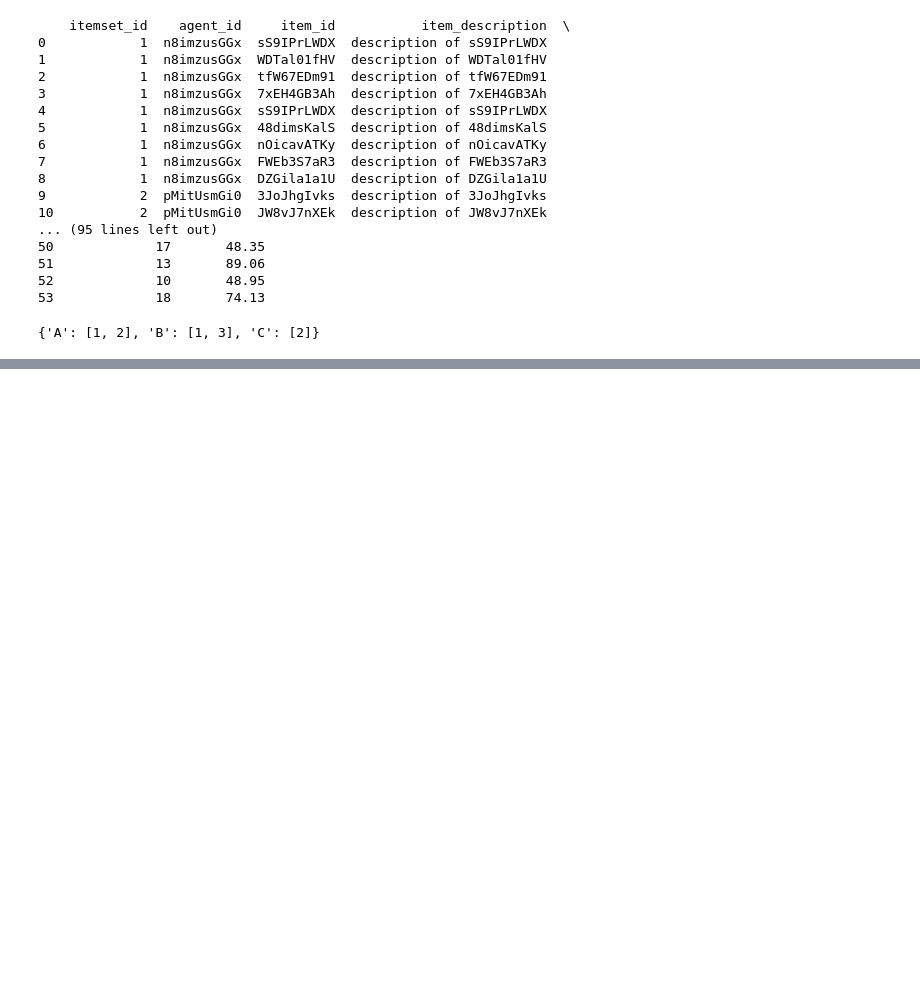
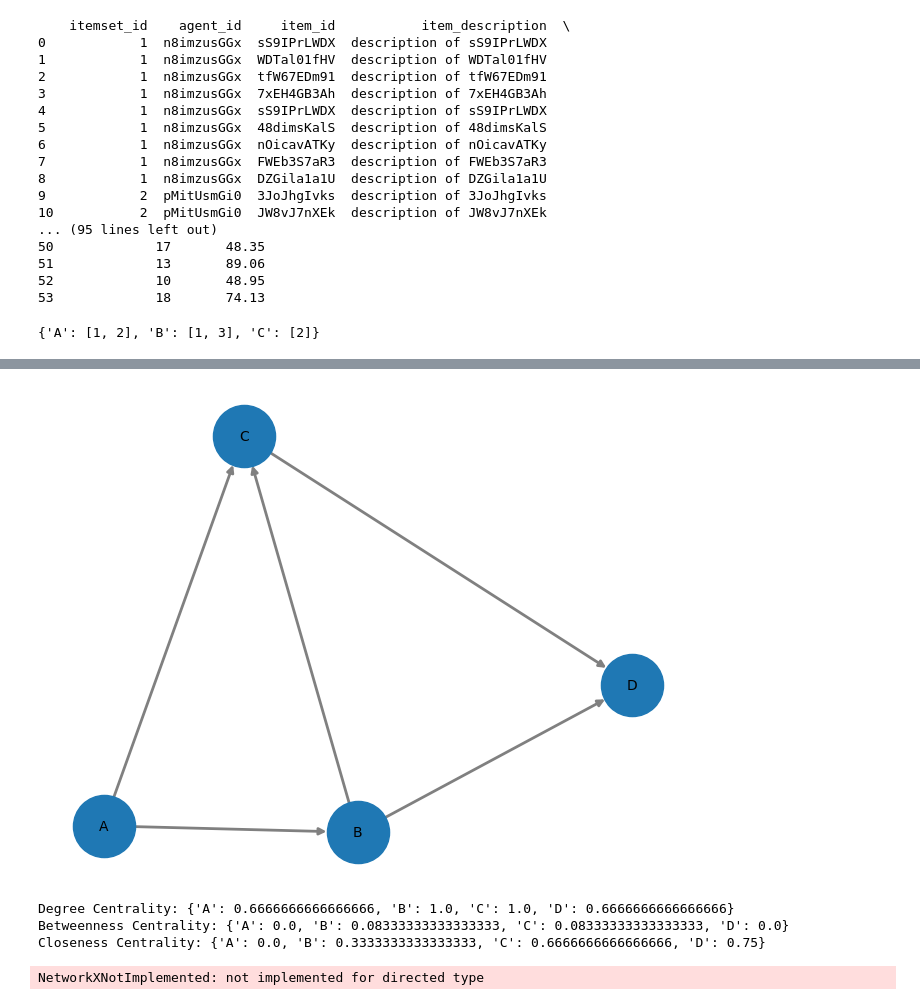
Before and after one commit to trouchet/chemistry, a Jupyter notebook: notebook/API_adhoc_experiments.ipynb, the cells around one changed output, grey strips where cells are left out. Cells and saved outputs as stored; diff of their text form; code cells hidden in the pictures; blank space fills up the shorter version.

```diff
--- a/notebook/API_adhoc_experiments.ipynb
+++ b/notebook/API_adhoc_experiments.ipynb
@@ -248,0 +263,48 @@ print(item_order_dict)
+# %%
+import networkx as nx
+import matplotlib.pyplot as plt
+
+# Sample data
+edges = [
+    ('A', 'B', {'support': 0.8}),
+    ('A', 'C', {'support': 0.6}),
+    ('B', 'C', {'support': 0.7}),
+    ('B', 'D', {'support': 0.5}),
+    ('C', 'D', {'support': 0.4})
+]
+
+# Create a directed graph
+G = nx.DiGraph()
+
+# Add edges with support values
+G.add_edges_from(edges)
+
+# Visualize the graph
+nx.draw(G, with_labels=True, node_size=2000, font_size=10, edge_color='gray', width=2, edge_cmap=plt.cm.Blues)
+plt.show()
+
+# Calculate degree centrality
+degree_centrality = nx.degree_centrality(G)
+print("Degree Centrality:", degree_centrality)
+
+# Calculate betweenness centrality
+betweenness_centrality = nx.betweenness_centrality(G)
+print("Betweenness Centrality:", betweenness_centrality)
+
+# Calculate closeness centrality
+closeness_centrality = nx.closeness_centrality(G)
+print("Closeness Centrality:", closeness_centrality)
+
+# Identify communities
+communities = nx.algorithms.community.label_propagation.label_propagation_communities(G)
+print("Communities:", list(communities))
+
+# Perform random walk
+random_walk = nx.pagerank(G)
+print("Random Walk:", random_walk)
+# %% [output]
+[figure, added]
+Degree Centrality: {'A': 0.6666666666666666, 'B': 1.0, 'C': 1.0, 'D': 0.6666666666666666}
+Betweenness Centrality: {'A': 0.0, 'B': 0.08333333333333333, 'C': 0.08333333333333333, 'D': 0.0}
+Closeness Centrality: {'A': 0.0, 'B': 0.3333333333333333, 'C': 0.6666666666666666, 'D': 0.75}
+NetworkXNotImplemented: not implemented for directed type
```
Also changed, not shown: parts of 1 cell of this notebook, 3 other files.
